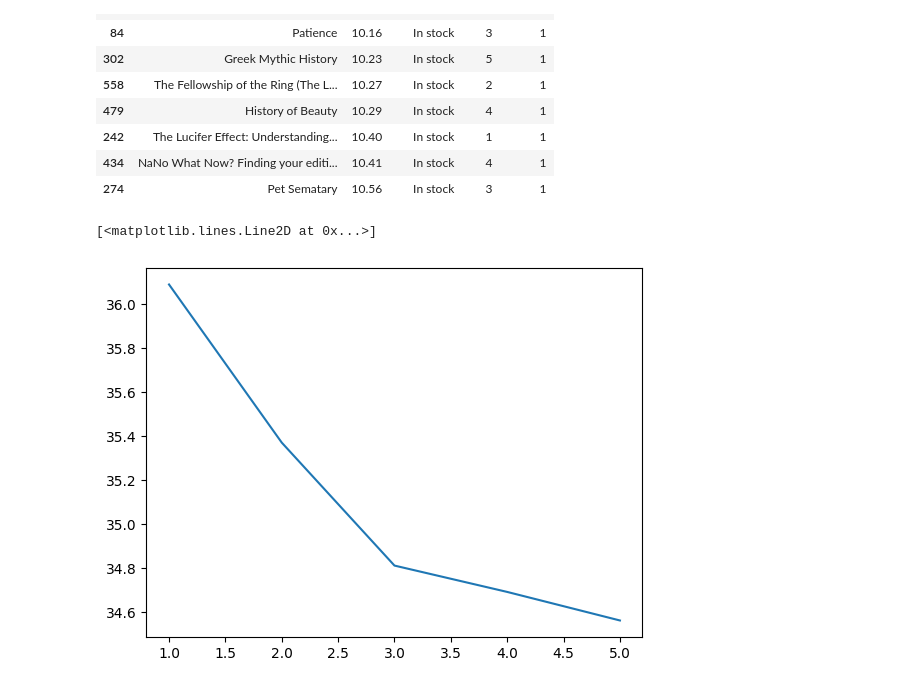
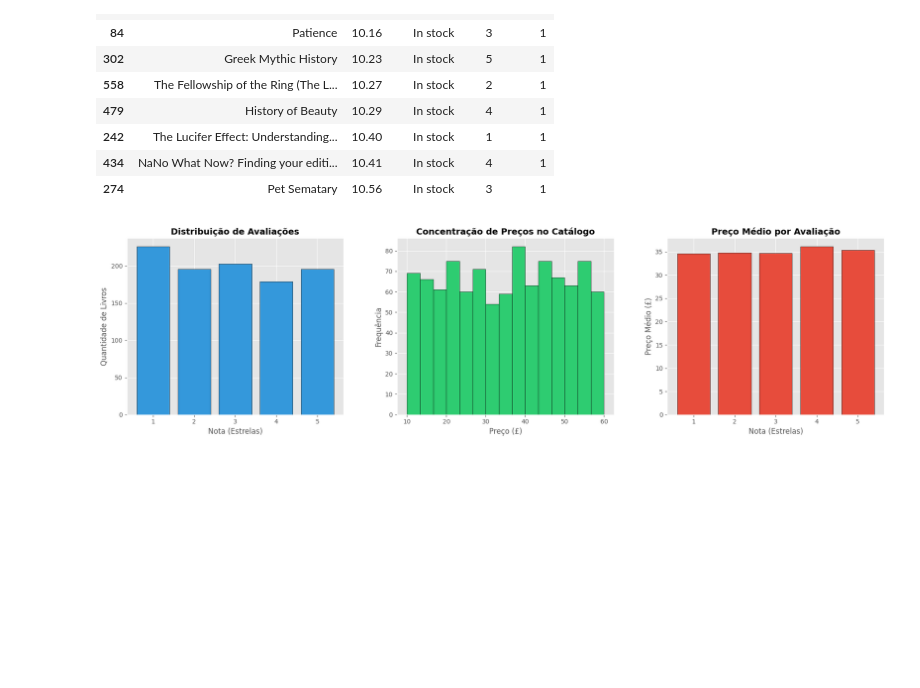
Before and after one commit to sim0naci/data-analysis-project, a Jupyter notebook: project.ipynb, the cells around one changed output. Saved outputs shown, nothing was run; the diff lists cells and outputs as text; code cells hidden in the pictures; blank space fills up the shorter version.

Commit message:
Adicionando os gráficos e concertando o .csv no read() da primeira célula

```diff
--- a/project.ipynb
+++ b/project.ipynb
@@ -4,7 +4,7 @@ import matplotlib.pyplot as plt
 import numpy as np
 
 
-books_backup = pd.read_csv('Books_catalog')
+books_backup = pd.read_csv('Books_catalog.csv')
 display(books_backup)
 # %% [output]
 |  | Title | Price | Availability | Rate |
@@ -129,12 +129,44 @@ display(top10_lowprice)
 # %%
 # Graphics
 
-rates = list(rates_price['Rate'].sort_values())
-means = list(rates_price['mean'])
-fig, ax = plt.subplots()
-ax.plot(rates,means)
+plt.style.use('ggplot')
 
-rates_qtd.columns = ['Nota'], rates_qtd
+# Criando uma figura com 3 gráficos lado a lado (1 linha, 3 colunas)
+fig, axes = plt.subplots(1, 3, figsize=(18, 5))
+
+
+
+# Graphic 1: Rates Distribution
+
+rates_qtd = rates_qtd.sort_values(by='Rate')
+
+axes[0].bar(rates_qtd['Rate'].astype(str), rates_qtd['quantity'], color='#3498db', edgecolor='black')
+axes[0].set_title('Distribuição de Avaliações', fontsize=14, fontweight='bold')
+axes[0].set_xlabel('Nota (Estrelas)', fontsize=12)
+axes[0].set_ylabel('Quantidade de Livros', fontsize=12)
+
+
+# Graphic 2: Price Distribution
+
+axes[1].hist(books_df['Price'], bins=15, color='#2ecc71', edgecolor='black')
+axes[1].set_title('Concentração de Preços no Catálogo', fontsize=14, fontweight='bold')
+axes[1].set_xlabel('Preço (£)', fontsize=12)
+axes[1].set_ylabel('Frequência', fontsize=12)
+
+
+# Graphic 3: Mean price vs Rates
+
+rates_price = rates_price.sort_values(by='Rate')
+
+axes[2].bar(rates_price['Rate'].astype(str), rates_price['mean'], color='#e74c3c', edgecolor='black')
+axes[2].set_title('Preço Médio por Avaliação', fontsize=14, fontweight='bold')
+axes[2].set_xlabel('Nota (Estrelas)', fontsize=12)
+axes[2].set_ylabel('Preço Médio (£)', fontsize=12)
+
+
+plt.tight_layout(w_pad=5)
+
+
+plt.show()
 # %% [output]
-[<matplotlib.lines.Line2D at 0x...>]
-[figure, old version]
+[figure, new version]
```
